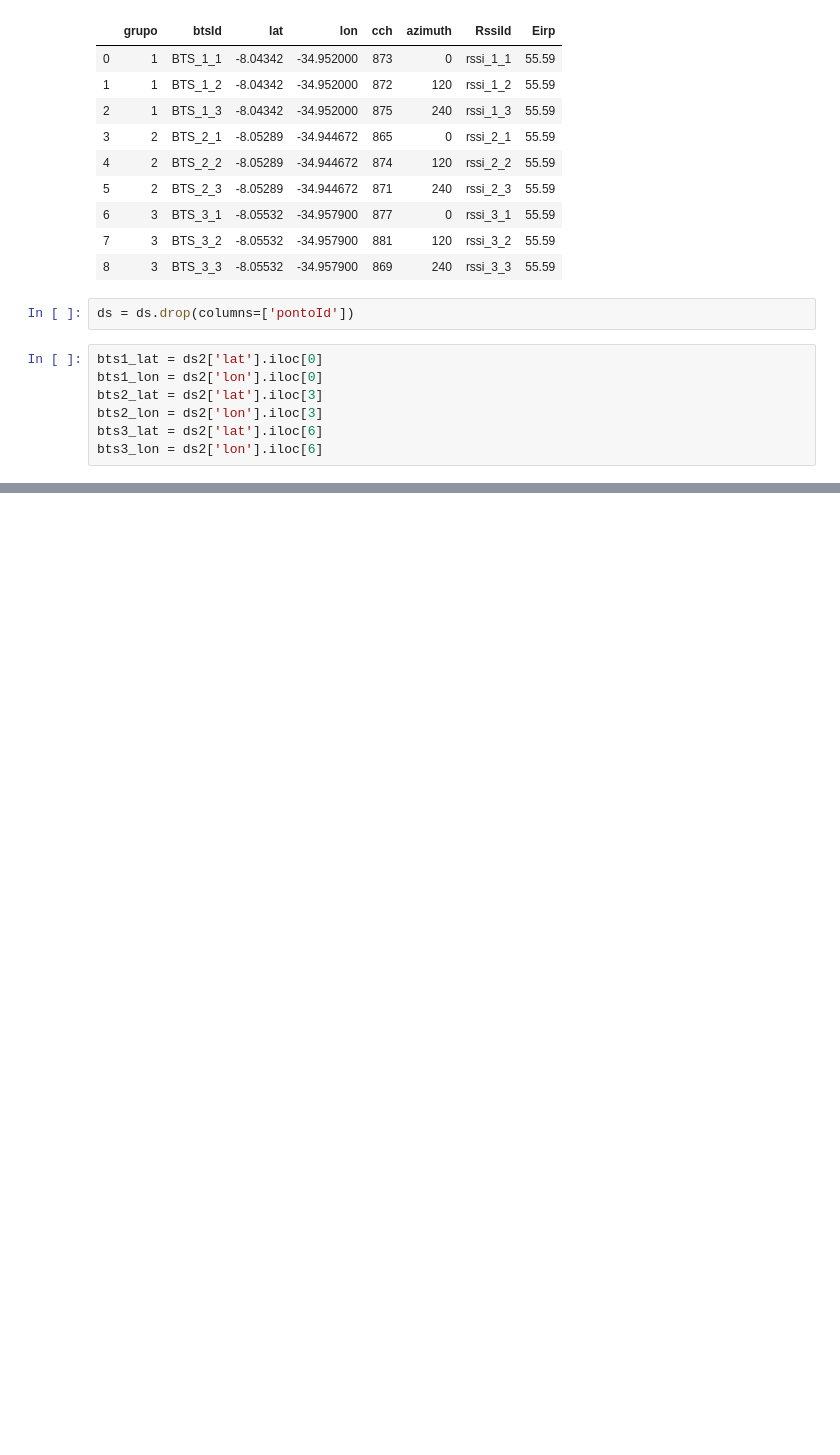
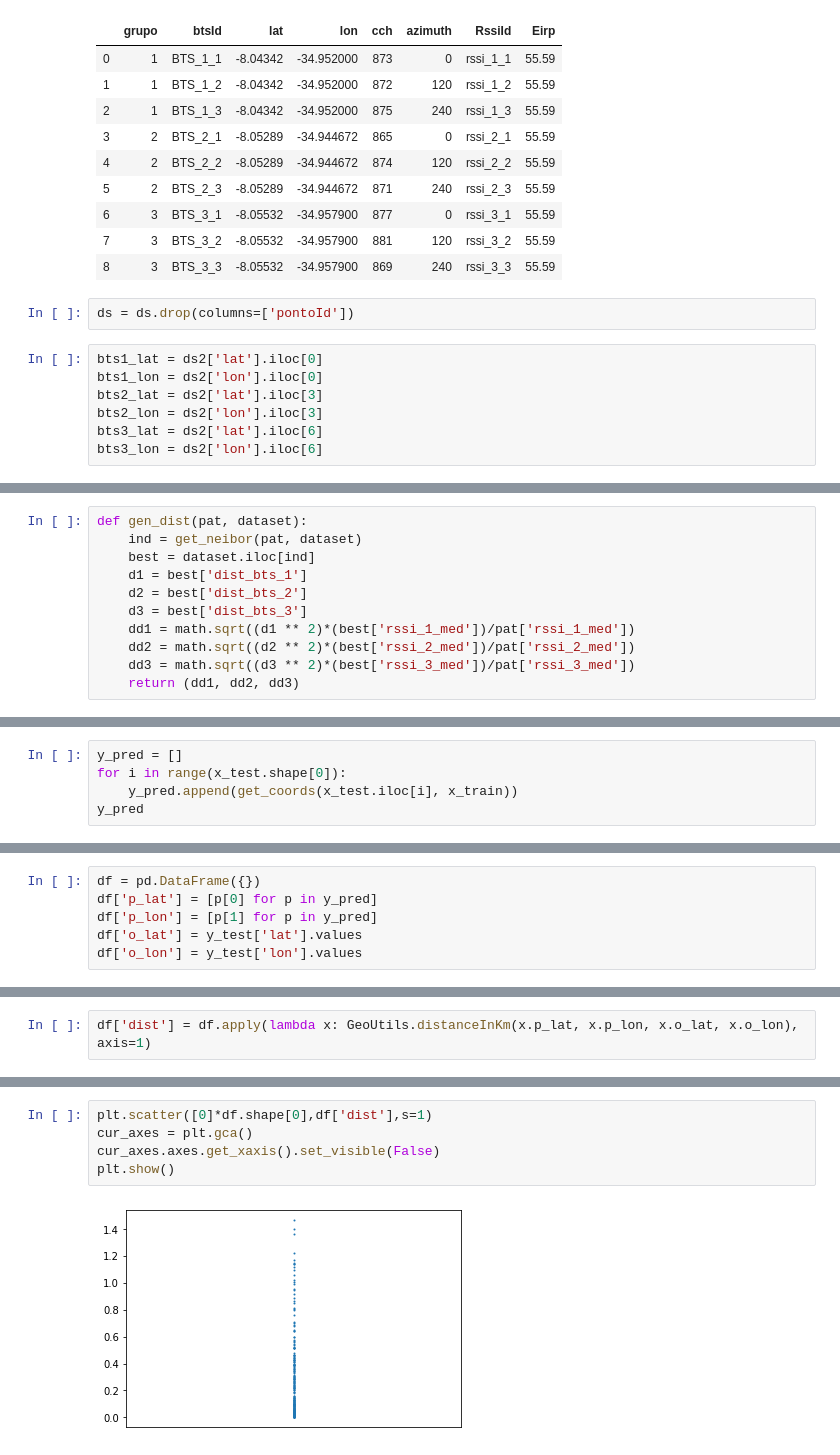
Before and after one commit to gabrielvmelo/cmoveis, a Jupyter notebook: triangulação.ipynb, the cells around one changed output, grey strips where cells are left out. Saved outputs shown, nothing was run; the diff lists cells and outputs as text; blank space fills up the shorter version.

```diff
--- a/triangulação.ipynb
+++ b/triangulação.ipynb
@@ -68,0 +145,11 @@ math.pi
+# %%
+def gen_dist(pat, dataset):
+    ind = get_neibor(pat, dataset)
+    best = dataset.iloc[ind]
+    d1 = best['dist_bts_1']
+    d2 = best['dist_bts_2']
+    d3 = best['dist_bts_3']
+    dd1 = math.sqrt((d1 ** 2)*(best['rssi_1_med'])/pat['rssi_1_med'])
+    dd2 = math.sqrt((d2 ** 2)*(best['rssi_2_med'])/pat['rssi_2_med'])
+    dd3 = math.sqrt((d3 ** 2)*(best['rssi_3_med'])/pat['rssi_3_med'])
+    return (dd1, dd2, dd3)
@@ -68,0 +213,5 @@ math.pi
+# %%
+y_pred = []
+for i in range(x_test.shape[0]):
+    y_pred.append(get_coords(x_test.iloc[i], x_train))
+y_pred
@@ -68,0 +240,6 @@ math.pi
+# %%
+df = pd.DataFrame({})
+df['p_lat'] = [p[0] for p in y_pred]
+df['p_lon'] = [p[1] for p in y_pred]
+df['o_lat'] = y_test['lat'].values
+df['o_lon'] = y_test['lon'].values
@@ -68,0 +262,2 @@ math.pi
+# %%
+df['dist'] = df.apply(lambda x: GeoUtils.distanceInKm(x.p_lat, x.p_lon, x.o_lat, x.o_lon), axis=1)
@@ -68,0 +274,7 @@ math.pi
+# %%
+plt.scatter([0]*df.shape[0],df['dist'],s=1)
+cur_axes = plt.gca()
+cur_axes.axes.get_xaxis().set_visible(False)
+plt.show()
+# %% [output]
+[figure, added]
```
Also changed, not shown: parts of 22 cells of this notebook, 6 other files.
